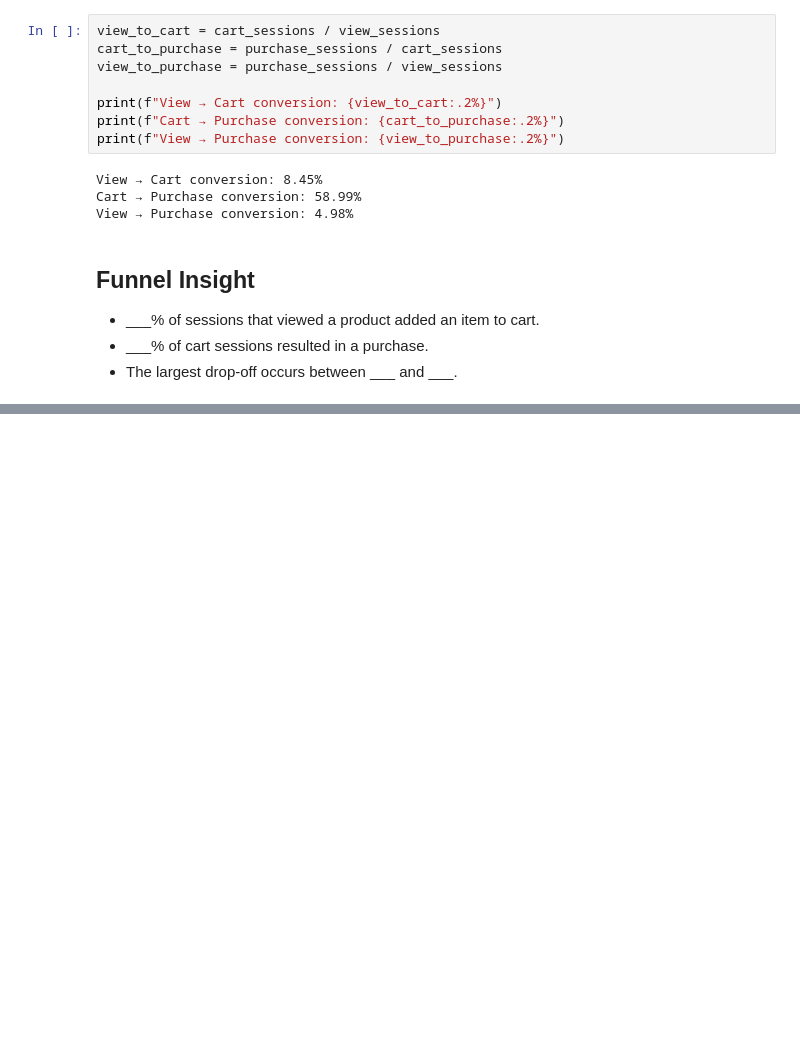
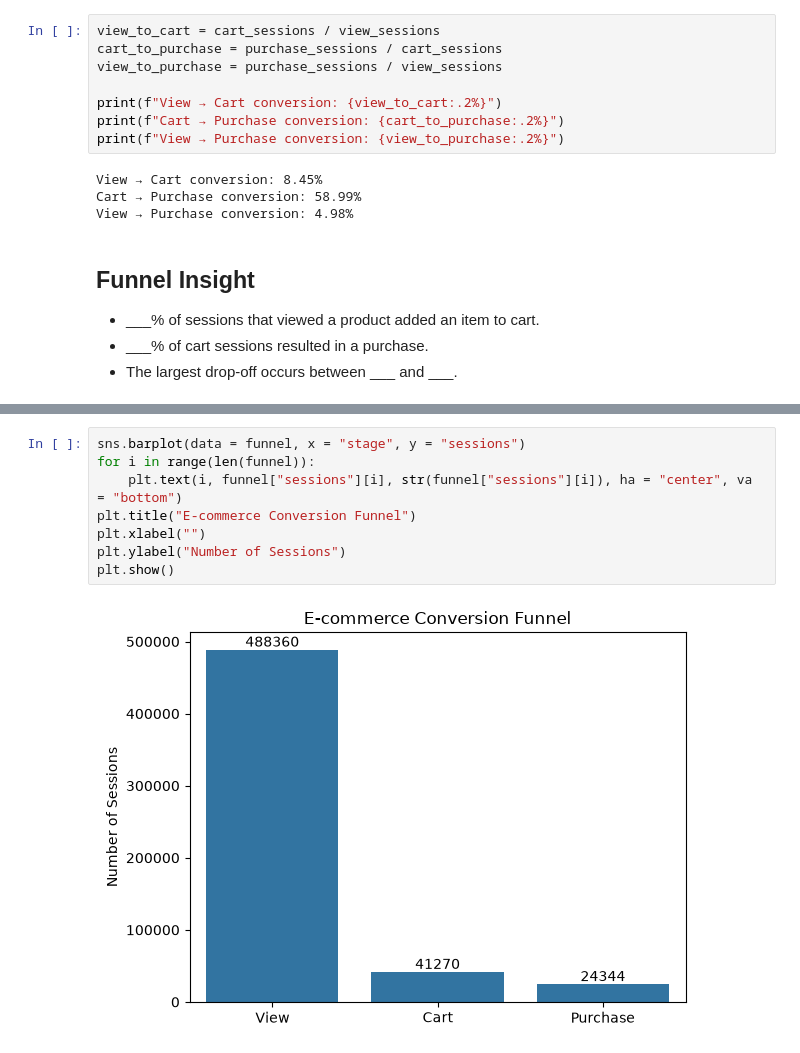
Before and after one commit to Mohammed-Rehaan-Shaikh/Ecommerce-Clickstream-Funnel-Analytics, a Jupyter notebook: 01_ecommerce_funnel_analysis.ipynb, the cells around one changed output, grey strips where cells are left out. Cells and saved outputs as stored; diff of their text form; blank space fills up the shorter version.

Commit message:
Add e-commerce funnel analysis portfolio project

```diff
--- a/01_ecommerce_funnel_analysis.ipynb
+++ b/01_ecommerce_funnel_analysis.ipynb
@@ -154,0 +186,10 @@ View → Purchase conversion: 4.98%
+# %%
+sns.barplot(data = funnel, x = "stage", y = "sessions")
+for i in range(len(funnel)):
+    plt.text(i, funnel["sessions"][i], str(funnel["sessions"][i]), ha = "center", va = "bottom")
+plt.title("E-commerce Conversion Funnel")
+plt.xlabel("")
+plt.ylabel("Number of Sessions")
+plt.show()
+# %% [output]
+[figure, added]
```
Also changed, not shown: parts of 3 cells of this notebook, 2 other files.
